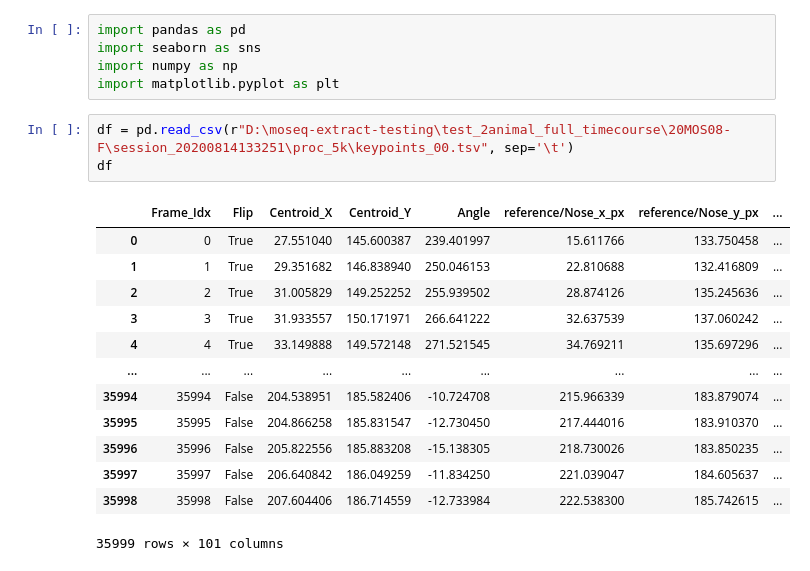
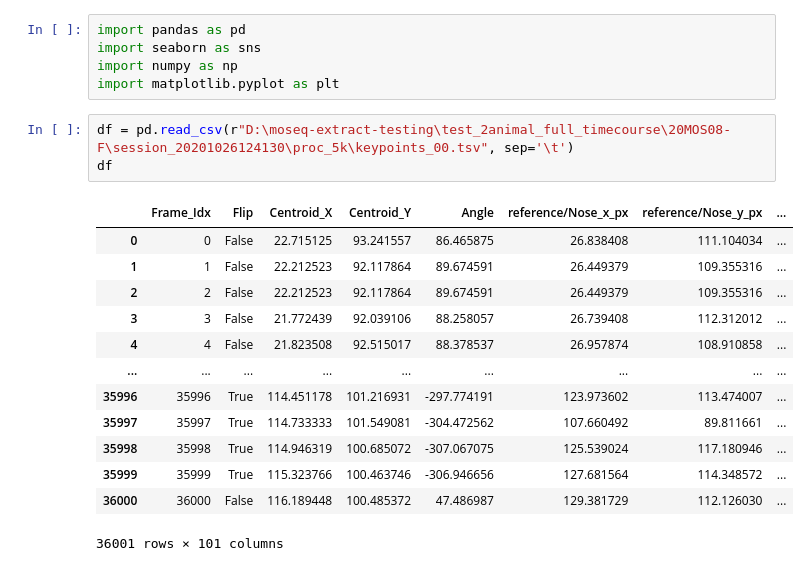
Before and after one commit to tischfieldlab/moseq2-detectron-extract, a Jupyter notebook: notebooks/keypoint_confidence.ipynb, the cells around one changed output. Saved outputs shown, nothing was run; the diff lists cells and outputs as text.

```diff
--- a/notebooks/keypoint_confidence.ipynb
+++ b/notebooks/keypoint_confidence.ipynb
@@ -4,22 +4,22 @@ import seaborn as sns
 import numpy as np
 import matplotlib.pyplot as plt
 # %%
-df = pd.read_csv(r"D:\moseq-extract-testing\test_2animal_full_timecourse\20MOS08-F\session_20200814133251\proc_5k\keypoints_00.tsv", sep='\t')
+df = pd.read_csv(r"D:\moseq-extract-testing\test_2animal_full_timecourse\20MOS08-F\session_20201026124130\proc_5k\keypoints_00.tsv", sep='\t')
 df
 # %% [output]
 |  | Frame_Idx | Flip | Centroid_X | Centroid_Y | Angle | reference/Nose_x_px | reference/Nose_y_px | ... |
-| 0 | 0 | True | 27.551040 | 145.600387 | 239.401997 | 15.611766 | 133.750458 | ... |
-| 1 | 1 | True | 29.351682 | 146.838940 | 250.046153 | 22.810688 | 132.416809 | ... |
-| 2 | 2 | True | 31.005829 | 149.252252 | 255.939502 | 28.874126 | 135.245636 | ... |
-| 3 | 3 | True | 31.933557 | 150.171971 | 266.641222 | 32.637539 | 137.060242 | ... |
-| 4 | 4 | True | 33.149888 | 149.572148 | 271.521545 | 34.769211 | 135.697296 | ... |
+| 0 | 0 | False | 22.715125 | 93.241557 | 86.465875 | 26.838408 | 111.104034 | ... |
+| 1 | 1 | False | 22.212523 | 92.117864 | 89.674591 | 26.449379 | 109.355316 | ... |
+| 2 | 2 | False | 22.212523 | 92.117864 | 89.674591 | 26.449379 | 109.355316 | ... |
+| 3 | 3 | False | 21.772439 | 92.039106 | 88.258057 | 26.739408 | 112.312012 | ... |
+| 4 | 4 | False | 21.823508 | 92.515017 | 88.378537 | 26.957874 | 108.910858 | ... |
 | ... | ... | ... | ... | ... | ... | ... | ... | ... |
-| 35994 | 35994 | False | 204.538951 | 185.582406 | -10.724708 | 215.966339 | 183.879074 | ... |
-| 35995 | 35995 | False | 204.866258 | 185.831547 | -12.730450 | 217.444016 | 183.910370 | ... |
-| 35996 | 35996 | False | 205.822556 | 185.883208 | -15.138305 | 218.730026 | 183.850235 | ... |
-| 35997 | 35997 | False | 206.640842 | 186.049259 | -11.834250 | 221.039047 | 184.605637 | ... |
-| 35998 | 35998 | False | 207.604406 | 186.714559 | -12.733984 | 222.538300 | 185.742615 | ... |
+| 35996 | 35996 | True | 114.451178 | 101.216931 | -297.774191 | 123.973602 | 113.474007 | ... |
+| 35997 | 35997 | True | 114.733333 | 101.549081 | -304.472562 | 107.660492 | 89.811661 | ... |
+| 35998 | 35998 | True | 114.946319 | 100.685072 | -307.067075 | 125.539024 | 117.180946 | ... |
+| 35999 | 35999 | True | 115.323766 | 100.463746 | -306.946656 | 127.681564 | 114.348572 | ... |
+| 36000 | 36000 | False | 116.189448 | 100.485372 | 47.486987 | 129.381729 | 112.126030 | ... |
-35999 rows × 101 columns
+36001 rows × 101 columns
 # %%
 kpts = [
     'Nose',
```
Also changed, not shown: parts of 1 cell of this notebook, 4 other files.
